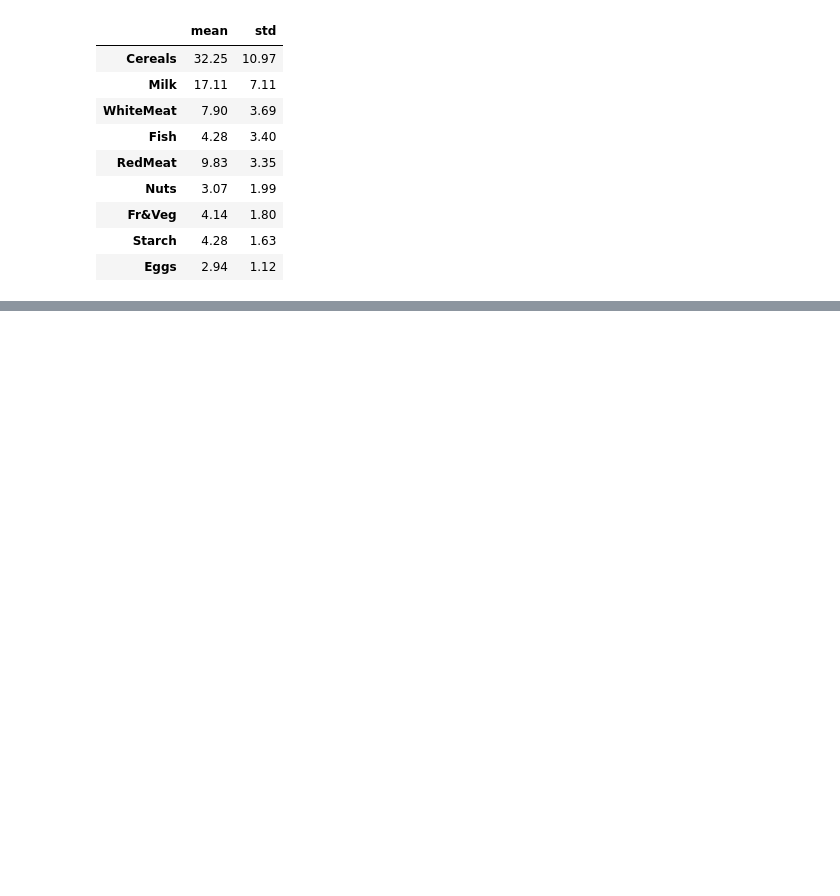
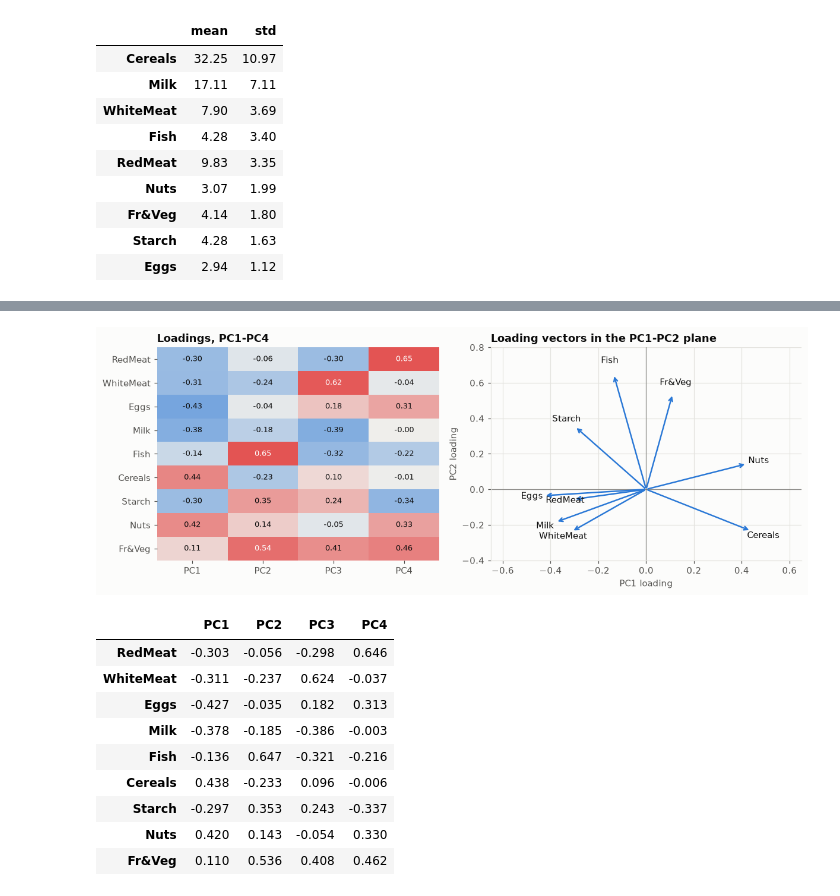
Before and after one commit to CH-CHISAKA/Machine_Learning_and_Data_Science, a Jupyter notebook: 04-assignments/07-assignment/protein_pca.ipynb, the cells around one changed output, grey strips where cells are left out. Cells and saved outputs as stored; diff of their text form; code cells hidden in the pictures; blank space fills up the shorter version.

```diff
--- a/04-assignments/07-assignment/protein_pca.ipynb
+++ b/04-assignments/07-assignment/protein_pca.ipynb
@@ -152,0 +257,43 @@ stats.round(2)
+# %%
+fig, axes = plt.subplots(1, 2, figsize=(11, 4.2), gridspec_kw={"width_ratios": [1, 1.1]})
+
+# (a) loadings heatmap for the first four PCs
+L = loadings.iloc[:, :4]
+ax = axes[0]
+im = ax.imshow(L, cmap=DIVERGING, vmin=-0.7, vmax=0.7, aspect="auto")
+ax.set_xticks(range(4), L.columns); ax.set_yticks(range(len(L)), L.index); ax.grid(False)
+for s in ax.spines.values(): s.set_visible(False)
+for i in range(L.shape[0]):
+    for j in range(L.shape[1]):
+        v = L.iloc[i, j]
+        ax.text(j, i, f"{v:.2f}", ha="center", va="center", fontsize=8.5,
+                color="white" if abs(v) > 0.5 else INK)
+ax.set_title("Loadings, PC1-PC4")
+
+# (b) biplot: loading vectors in the PC1/PC2 plane
+ax = axes[1]
+ax.axhline(0, color=INK2, lw=0.8, alpha=0.6); ax.axvline(0, color=INK2, lw=0.8, alpha=0.6)
+for name in features:
+    lx, ly = loadings.loc[name, "PC1"], loadings.loc[name, "PC2"]
+    ax.annotate("", xy=(lx, ly), xytext=(0, 0),
+                arrowprops=dict(arrowstyle="->", color=BLUE, lw=1.6))
+    ax.text(lx * 1.12, ly * 1.12, name, ha="center", va="center", fontsize=9.5, color=INK)
+ax.set_xlim(-0.65, 0.65); ax.set_ylim(-0.4, 0.8)
+ax.set_xlabel("PC1 loading"); ax.set_ylabel("PC2 loading")
+ax.set_title("Loading vectors in the PC1-PC2 plane")
+fig.tight_layout()
+plt.show()
+
+loadings.iloc[:, :4].round(3)
+# %% [output]
+[figure, added]
+|  | PC1 | PC2 | PC3 | PC4 |
+| RedMeat | -0.303 | -0.056 | -0.298 | 0.646 |
+| WhiteMeat | -0.311 | -0.237 | 0.624 | -0.037 |
+| Eggs | -0.427 | -0.035 | 0.182 | 0.313 |
+| Milk | -0.378 | -0.185 | -0.386 | -0.003 |
+| Fish | -0.136 | 0.647 | -0.321 | -0.216 |
+| Cereals | 0.438 | -0.233 | 0.096 | -0.006 |
+| Starch | -0.297 | 0.353 | 0.243 | -0.337 |
+| Nuts | 0.420 | 0.143 | -0.054 | 0.330 |
+| Fr&Veg | 0.110 | 0.536 | 0.408 | 0.462 |
```
Also changed, not shown: parts of 16 cells of this notebook.
